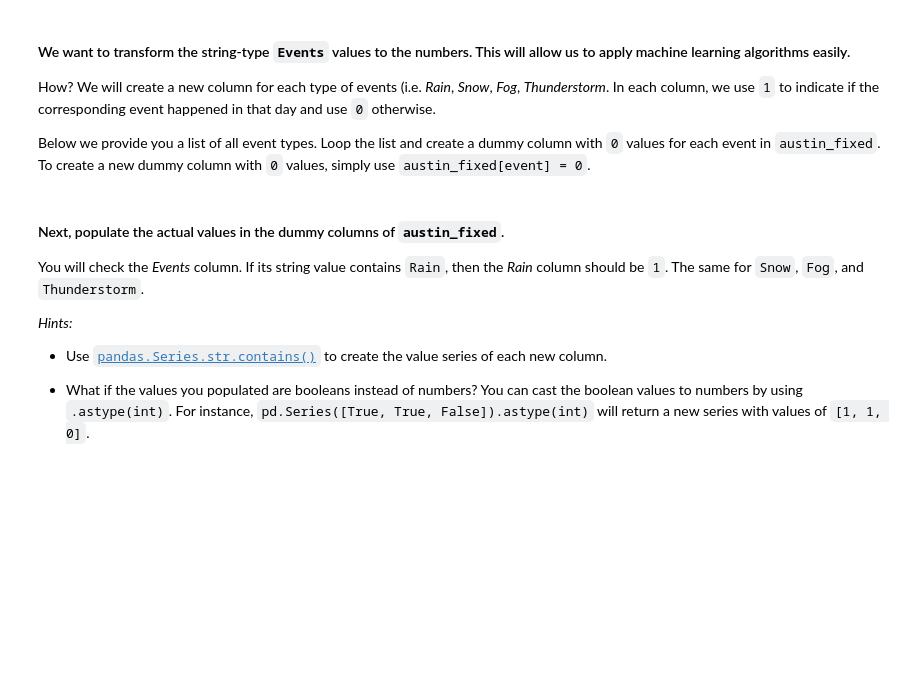
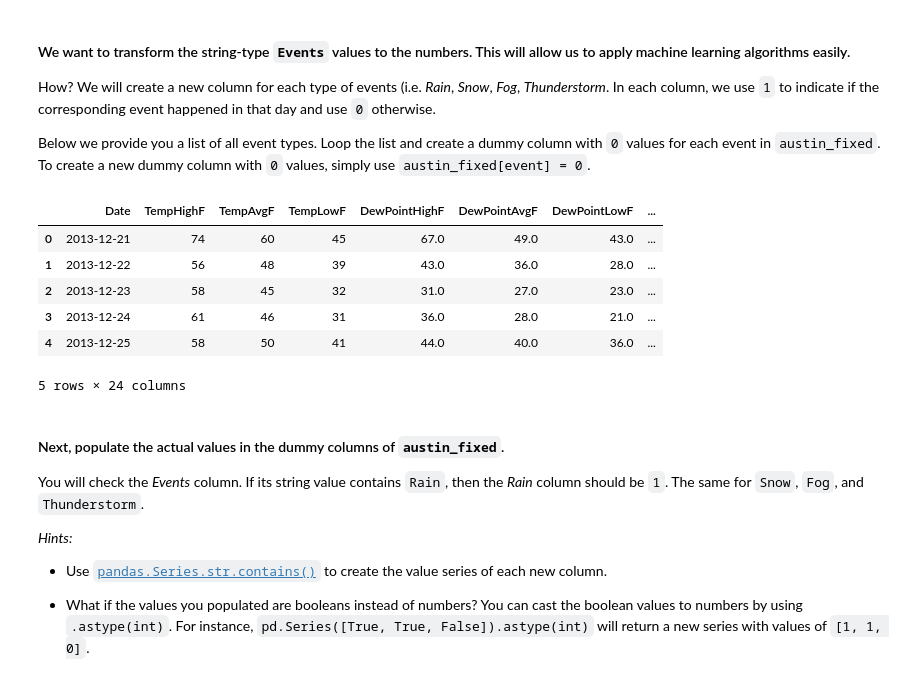
Before and after one commit to ironhack-bcn-data-pt/46-lab-intro-to-ml, a Jupyter notebook: your-code/main.ipynb, the cells around one changed output. Drawn from its saved outputs; the diff is of its cells as text; code cells hidden in the pictures; blank space fills up the shorter version.

```diff
--- a/your-code/main.ipynb
+++ b/your-code/main.ipynb
@@ -330,12 +343,20 @@ Below we provide you a list of all event types. Loop the list and create a dummy
 # %%
 event_list = ['Snow', 'Fog', 'Rain', 'Thunderstorm']
 
 # Your code here
-
+for event in  event_list:
+    austin_fixed[event] = 0
 
 # Print your new dataframe to check whether new columns have been created:
-
-austin_fixed
+austin_fixed.head()
+# %% [output]
+|  | Date | TempHighF | TempAvgF | TempLowF | DewPointHighF | DewPointAvgF | DewPointLowF | ... |
+| 0 | 2013-12-21 | 74 | 60 | 45 | 67.0 | 49.0 | 43.0 | ... |
+| 1 | 2013-12-22 | 56 | 48 | 39 | 43.0 | 36.0 | 28.0 | ... |
+| 2 | 2013-12-23 | 58 | 45 | 32 | 31.0 | 27.0 | 23.0 | ... |
+| 3 | 2013-12-24 | 61 | 46 | 31 | 36.0 | 28.0 | 21.0 | ... |
+| 4 | 2013-12-25 | 58 | 50 | 41 | 44.0 | 40.0 | 36.0 | ... |
+5 rows × 24 columns
 # %% [markdown]
 #### Next, populate the actual values in the dummy columns of  `austin_fixed`.
 
```
Also changed, not shown: parts of 19 cells of this notebook.
